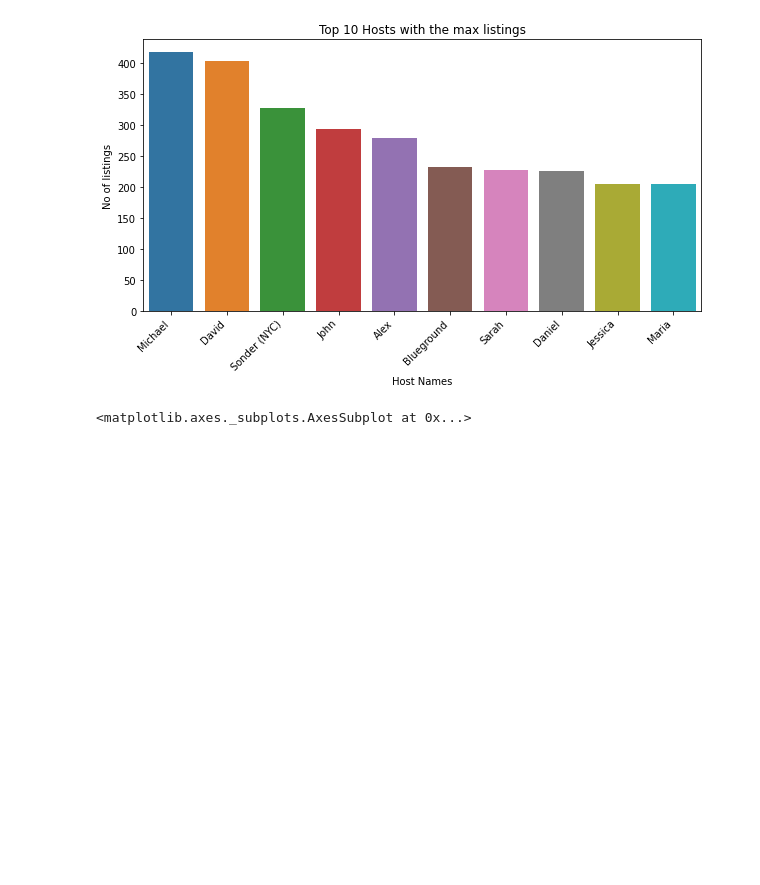
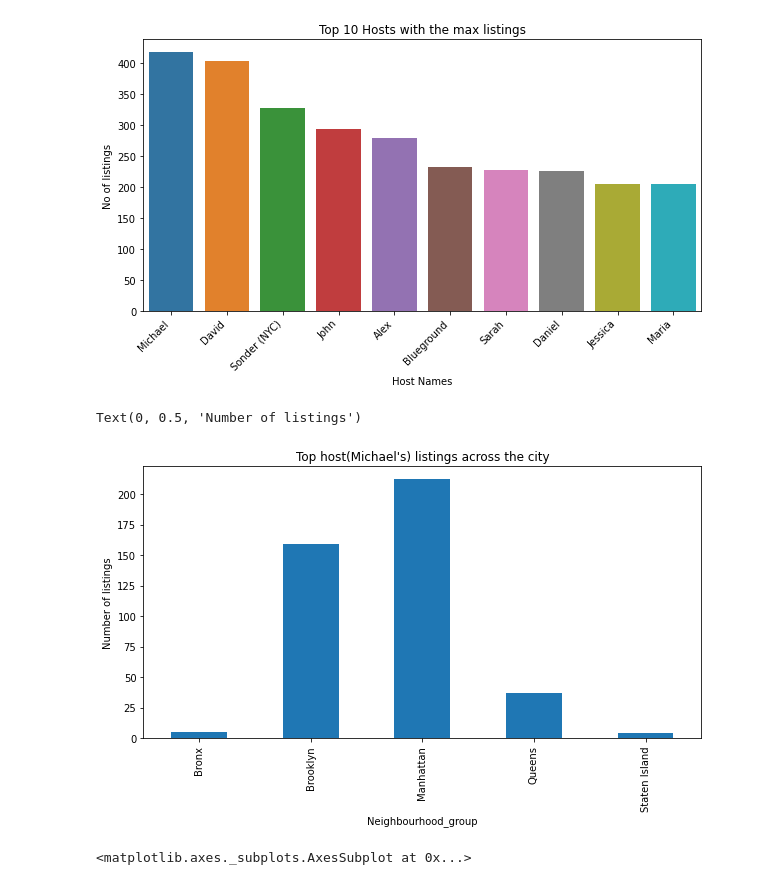
Before and after one commit to VaideswarReddy/Airbnb_data_analysis, a Jupyter notebook: Vaideswar_Reddy_Team_4_Capstone_Project.ipynb, the cells around one changed output. Drawn from its saved outputs; the diff is of its cells as text; code cells hidden in the pictures; blank space fills up the shorter version.

```diff
--- a/Vaideswar_Reddy_Team_4_Capstone_Project.ipynb
+++ b/Vaideswar_Reddy_Team_4_Capstone_Project.ipynb
@@ -171,6 +188,17 @@ host_hist.set_xticklabels(host_hist.get_xticklabels(),
  Text(0, 0, 'Jessica'),
  Text(0, 0, 'Maria')]
 [figure]
+# %%
+plt.figure(figsize=(10,5))
+df_h=df[df['host_name']=='Michael']
+host_listings=df_h.groupby(['neighbourhood_group'])['name'].count()
+host_listings.plot(kind='bar')
+plt.title(label="Top host(Michael's) listings across the city")
+plt.xlabel(xlabel='Neighbourhood_group')
+plt.ylabel(ylabel='Number of listings')
+# %% [output]
+Text(0, 0.5, 'Number of listings')
+[figure, added]
 # %%
 plt.figure(figsize=(10,5))
 sns.scatterplot(x=df.latitude,y=df.longitude,hue=df.neighbourhood_group,)
```
Also changed, not shown: parts of 20 cells of this notebook.
